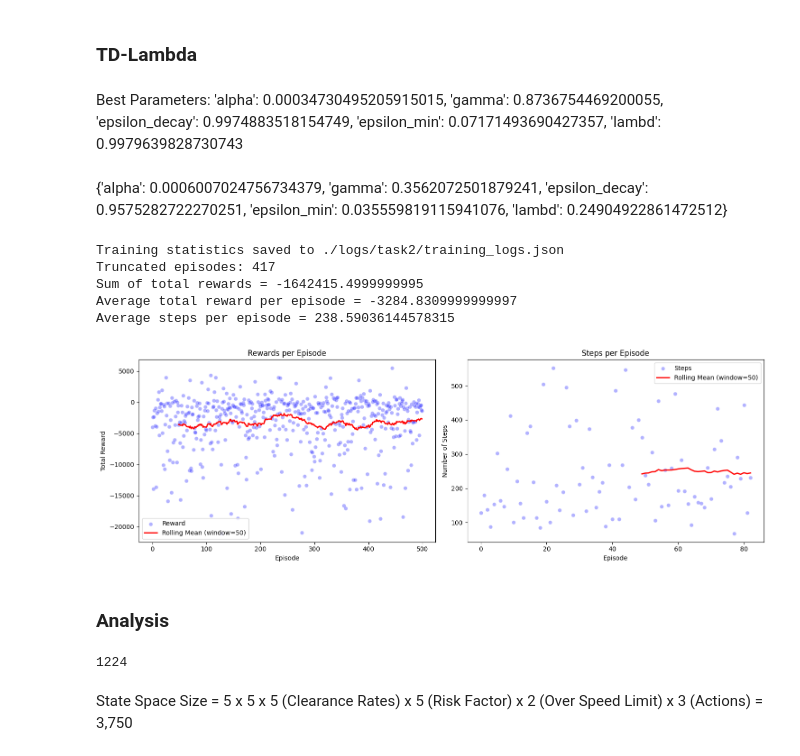
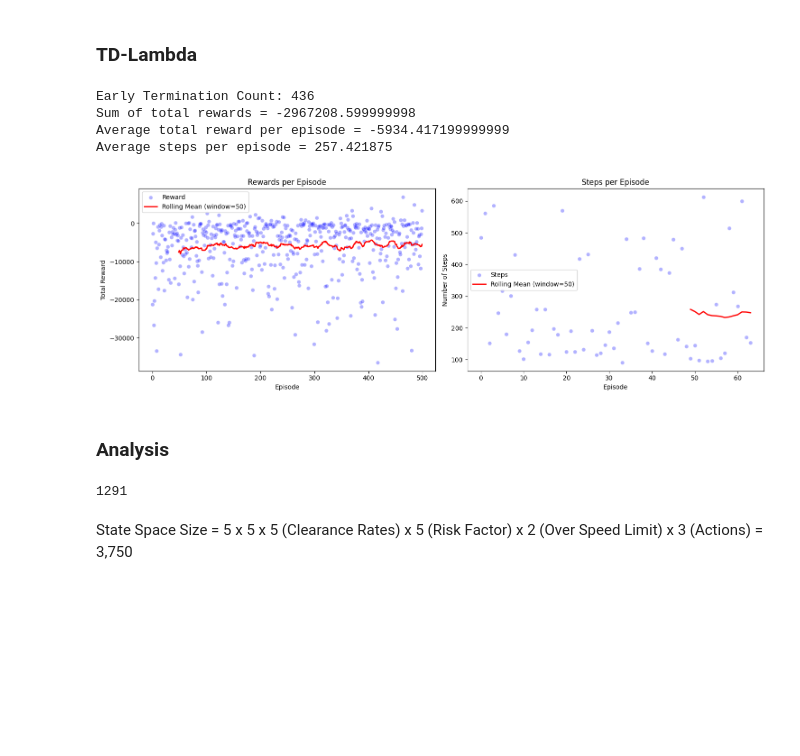
Before and after one commit to danieljames96/LaneSwitchRL-Simulation, a Jupyter notebook: notebooks/task2.ipynb, the cells around one changed output. Saved outputs shown, nothing was run; the diff lists cells and outputs as text; code cells hidden in the pictures; blank space fills up the shorter version.

Commit message:
Added visualization for task 2 and continue reward shaping for task 2

```diff
--- a/notebooks/task2.ipynb
+++ b/notebooks/task2.ipynb
@@ -164,40 +78,35 @@ Average timesteps to termination for Same Lane Agent 5: 322
 ## Value-based Agent
 # %% [markdown]
 ### TD-Lambda
-# %% [markdown]
-Best Parameters: 'alpha': 0.00034730495205915015, 'gamma': 0.8736754469200055, 'epsilon_decay': 0.9974883518154749, 'epsilon_min': 0.07171493690427357, 'lambd': 0.9979639828730743
-# %% [markdown]
-{'alpha': 0.0006007024756734379, 'gamma': 0.3562072501879241, 'epsilon_decay': 0.9575282722270251, 'epsilon_min': 0.035559819115941076, 'lambd': 0.24904922861472512}
 # %%
 # Create the environment
-env = CustomTrafficEnvironment(max_time_steps=10000, logging_enabled=False)
+env = CustomTrafficEnvironment(max_time_steps=10000, logging_enabled=False, seed=seed)
 
-td_lambda = TemporalDifference(env, oiv = 0.1, alpha=1e-4, epsilon=1.0, lambd=0, gamma=0.5, epsilon_decay=0.9575, epsilon_min=0.1)
+td_lambda = TemporalDifference(env, oiv = 0.1, alpha=2e-3, epsilon=1.0, lambd=0, gamma=0.8, epsilon_decay=0.9575, epsilon_min=0.05)
 total_reward_list, total_steps_list = td_lambda.train(num_episodes = 500, on_policy = False, save_model = False)
 total_rew = sum(total_reward_list)
 avg_rew = np.mean(total_reward_list)
 avg_steps = np.mean(total_steps_list)
 
 print(f'Sum of total rewards = {total_rew}')
 print(f'Average total reward per episode = {avg_rew}')
 print(f'Average steps per episode = {avg_steps}')
 
 # plot training metrics
 td_lambda.plot_training_metrics(window_size=50)
 plt.show()
 # %% [output]
-Training statistics saved to ./logs/task2/training_logs.json
-Truncated episodes: 417
-Sum of total rewards = -1642415.4999999995
-Average total reward per episode = -3284.8309999999997
-Average steps per episode = 238.59036144578315
+Early Termination Count: 436
+Sum of total rewards = -2967208.599999998
+Average total reward per episode = -5934.417199999999
+Average steps per episode = 257.421875
-[figure, old version]
+[figure, new version]
 # %% [markdown]
 ### Analysis
 # %%
 print(len(td_lambda.Q))
 # %% [output]
-1224
+1291
 # %% [markdown]
 State Space Size = 5 x 5 x 5 (Clearance Rates) x 5 (Risk Factor) x 2 (Over Speed Limit) x 3 (Actions) = 3,750
 # %%
```
Also changed, not shown: parts of 19 cells of this notebook, 9 other files.
